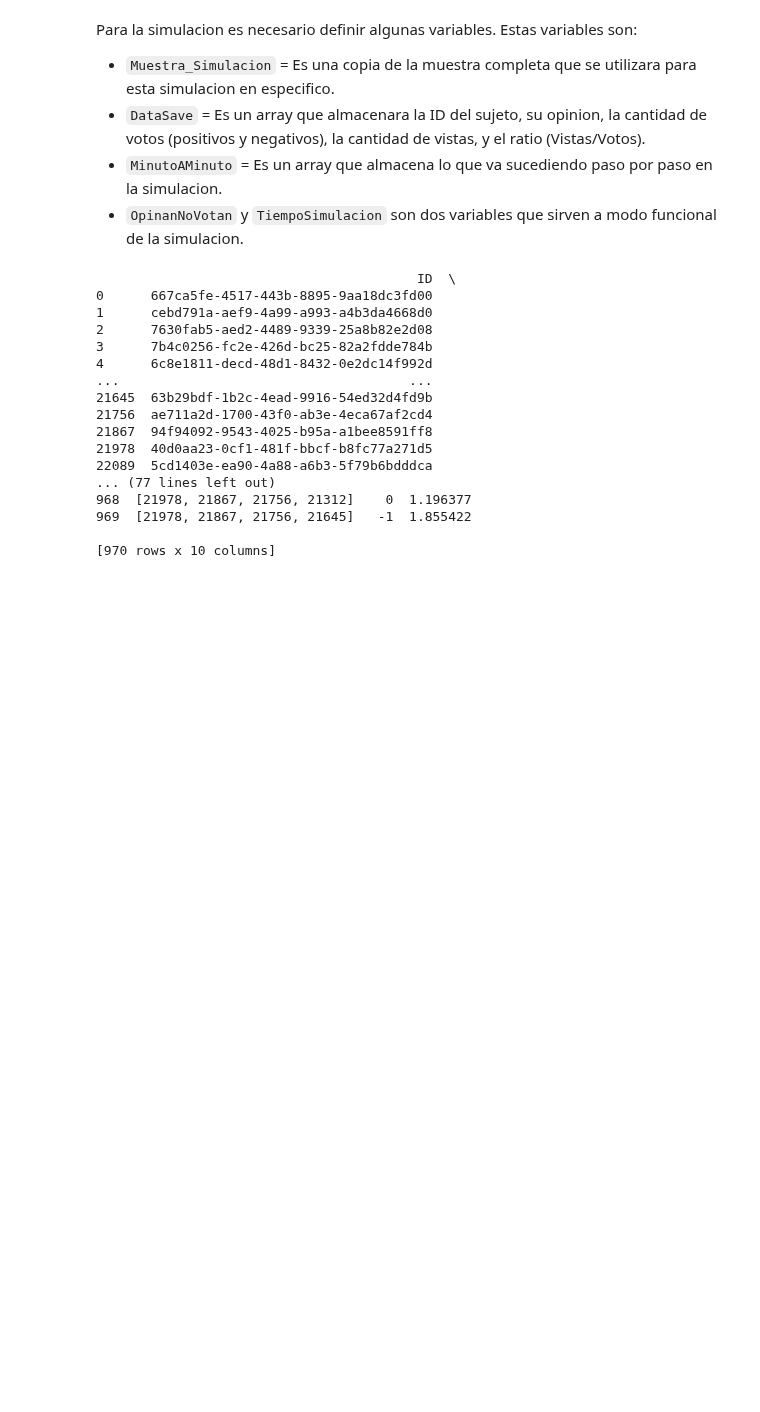
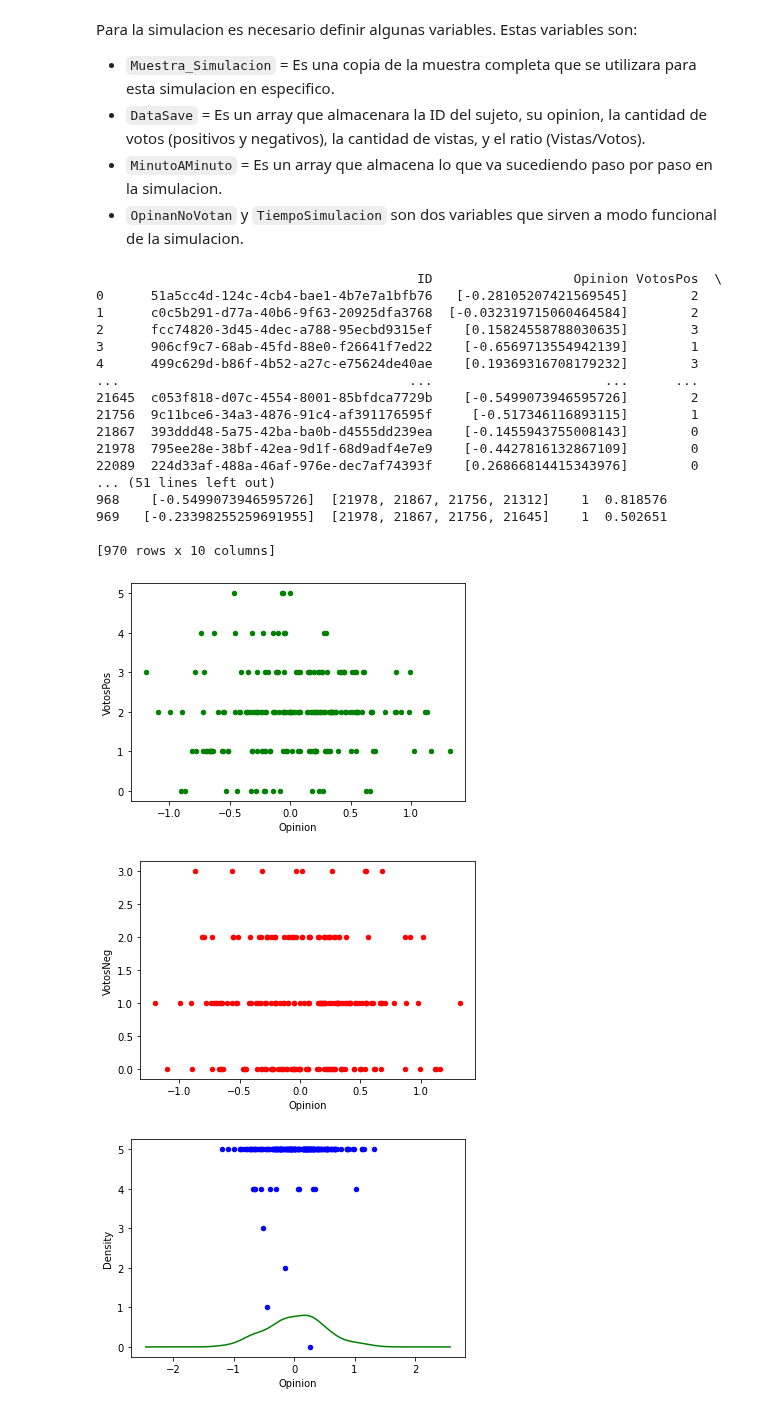
Before and after one commit to MariannoSalgado/Simulacion-RS, a Jupyter notebook: Modelado de opiniones y su impacto en la generación de consensos y disensos en una plataforma de CrowdSourcing.ipynb, the cells around one changed output. Cells and saved outputs as stored; diff of their text form; code cells hidden in the pictures; blank space fills up the shorter version.

```diff
--- a/Modelado de opiniones y su impacto en la generación de consensos y disensos en una plataforma de CrowdSourcing.ipynb
+++ b/Modelado de opiniones y su impacto en la generación de consensos y disensos en una plataforma de CrowdSourcing.ipynb
@@ -290,7 +290,7 @@ Para la muestra de la simulacion es necesario definir algunas variables que van
 * `Tipo` = Representa la distirbucion que va a tomar la opinion del sujeto,  puede ser  'uniforme', ' univariada' o 'multivariada'.
 * `Media` = Debe ser una lista, y debe tener [start,stop] para el caso uniforme, o un numero para las univariadas y las multivariadas
 # %%
-Tipo = 'multivariada' # Puede ser  'uniforme', ' univariada' o 'multivariada'
+Tipo = 'univariada' # Puede ser  'uniforme', ' univariada' o 'multivariada'
 Media = [0]  # Debe ser una lista, y debe tener [start,stop] para el caso uniforme, o un numero para las univariadas y las multivariadas
 # %% [markdown]
 #### Creo la muestra
@@ -350,53 +350,66 @@ for i in Muestra_Simulacion:
             if VotoActual.loc[i].at[0] == 1:
                 DataSave.at [i,'VotosPos'] = DataSave.at [i,'VotosPos'] + 1 # Le sumo un voto a la idea.
 
             if VotoActual.loc[i].at[0] == -1:
                 DataSave.at [i,'VotosNeg'] = DataSave.at [i,'VotosNeg'] + 1 # Le sumo un voto a la idea.
 
         for i in OpinionesParaVotar.index:
             OpinionI = i
             DataSave.at [i,'Vistas'] = DataSave.at [i,'Vistas'] + 1 # Le sumo una vista a la ideas expuestas
             DataSave.at [i, 'Ratio'] = DataSave.at[i, 'VotosPos'] / DataSave.at [i, 'Vistas']
 
             # Armo un dataframe con el minuto a minuto de lo que fue pasando en la simulacion
             CopiaOpiniones = OpinionesParaVotar.index.tolist()
             CopiaOpiniones.remove(i)
             MinutoAMinuto.at [TiempoSimulacion] = Muestra_Simulacion.get(ParticipanteActual).get_ID(), Muestra_Simulacion.get(ParticipanteActual).get_Tipo(), Muestra_Simulacion.get(ParticipanteActual).get_Media(), Muestra_Simulacion.get(ParticipanteActual).get_DE(), Muestra_Simulacion.get(ParticipanteActual).get_Oi(), i, OpinionesParaVotar.at [i,'Opinion'], CopiaOpiniones, 0, Muestra_Simulacion.get(ParticipanteActual).comparar(OpinionesParaVotar.at [i,'Opinion'])
 
             if i in VotoActual.index:
                 for i in VotoActual.index:
                     if i == OpinionI:
                         MinutoAMinuto.at [TiempoSimulacion,'Voto'] = VotoActual.at [i,0]
             TiempoSimulacion +=1
 
-# print (DataSave.Opinion)
+
+
 print (DataSave)
 print (MinutoAMinuto)
+
+# Para facilitar la visualizacion
+if Tipo in ['uniforme','univariada']:
+    for i in DataSave.index:
+        DataSave.at [i,'Opinion'] = DataSave.at [i,'Opinion'][0]
+    DataSave.plot(kind='scatter',x='Opinion',y='VotosPos',color='green')
+    DataSave.plot(kind='scatter',x='Opinion',y='VotosNeg',color='red')
+    DataSave.plot(kind='scatter',x='Opinion',y='Vistas',color='blue')
+#     DataSave.plot(kind='scatter',x='Sujeto',y='Opinion',color='green')
+    DataSave.Opinion.plot.density(color='green')
+
+
+# print (DataSave.Opinion)
+
 # ##### Visualizo la data
 # print ("-------------------------------------------------------------------------------------")
-# #print (DataSave.sort_values(by=['Votos'], ascending=False))
-# DataSave.plot(kind='scatter',x='Opinion',y='VotosPos',color='green')
-# DataSave.plot(kind='scatter',x='Opinion',y='VotosNeg',color='red')
-# DataSave.plot(kind='scatter',x='Opinion',y='Vistas',color='blue')
-# my_plot = DataSave.plot("Opinion", "VotosPos", kind="scatter")
+#print (DataSave.sort_values(by=['Votos'], ascending=False))
+
 # DataSave.Opinion.plot.density(color='green')
-
-plt.show()
 # %% [output]
-                                         ID  \
-0      667ca5fe-4517-443b-8895-9aa18dc3fd00
-1      cebd791a-aef9-4a99-a993-a4b3da4668d0
-2      7630fab5-aed2-4489-9339-25a8b82e2d08
-3      7b4c0256-fc2e-426d-bc25-82a2fdde784b
-4      6c8e1811-decd-48d1-8432-0e2dc14f992d
-...                                     ...
-21645  63b29bdf-1b2c-4ead-9916-54ed32d4fd9b
-21756  ae711a2d-1700-43f0-ab3e-4eca67af2cd4
-21867  94f94092-9543-4025-b95a-a1bee8591ff8
-21978  40d0aa23-0cf1-481f-bbcf-b8fc77a271d5
-22089  5cd1403e-ea90-4a88-a6b3-5f79b6bdddca
-... (77 lines left out)
-968  [21978, 21867, 21756, 21312]    0  1.196377
-969  [21978, 21867, 21756, 21645]   -1  1.855422
+                                         ID                  Opinion VotosPos  \
+0      51a5cc4d-124c-4cb4-bae1-4b7e7a1bfb76   [-0.28105207421569545]        2
+1      c0c5b291-d77a-40b6-9f63-20925dfa3768  [-0.032319715060464584]        2
+2      fcc74820-3d45-4dec-a788-95ecbd9315ef    [0.15824558788030635]        3
+3      906cf9c7-68ab-45fd-88e0-f26641f7ed22    [-0.6569713554942139]        1
+4      499c629d-b86f-4b52-a27c-e75624de40ae    [0.19369316708179232]        3
+...                                     ...                      ...      ...
+21645  c053f818-d07c-4554-8001-85bfdca7729b    [-0.5499073946595726]        2
+21756  9c11bce6-34a3-4876-91c4-af391176595f     [-0.517346116893115]        1
+21867  393ddd48-5a75-42ba-ba0b-d4555dd239ea    [-0.1455943755008143]        0
+21978  795ee28e-38bf-42ea-9d1f-68d9adf4e7e9    [-0.4427816132867109]        0
+22089  224d33af-488a-46af-976e-dec7af74393f    [0.26866814415343976]        0
+... (51 lines left out)
+968    [-0.5499073946595726]  [21978, 21867, 21756, 21312]    1  0.818576
+969   [-0.23398255259691955]  [21978, 21867, 21756, 21645]    1  0.502651
 
 [970 rows x 10 columns]
+[figure, added]
+[figure, added]
+[figure, added]
```
Also changed, not shown: parts of 2 cells of this notebook.
